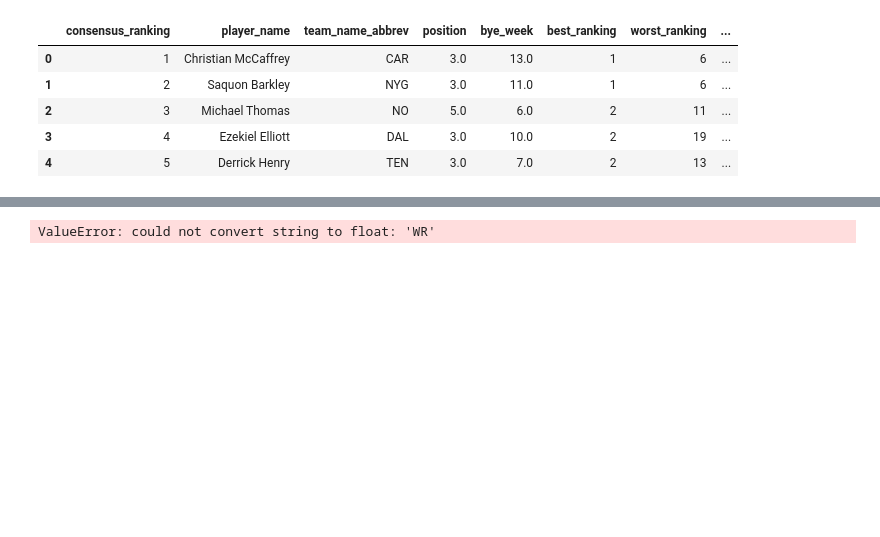
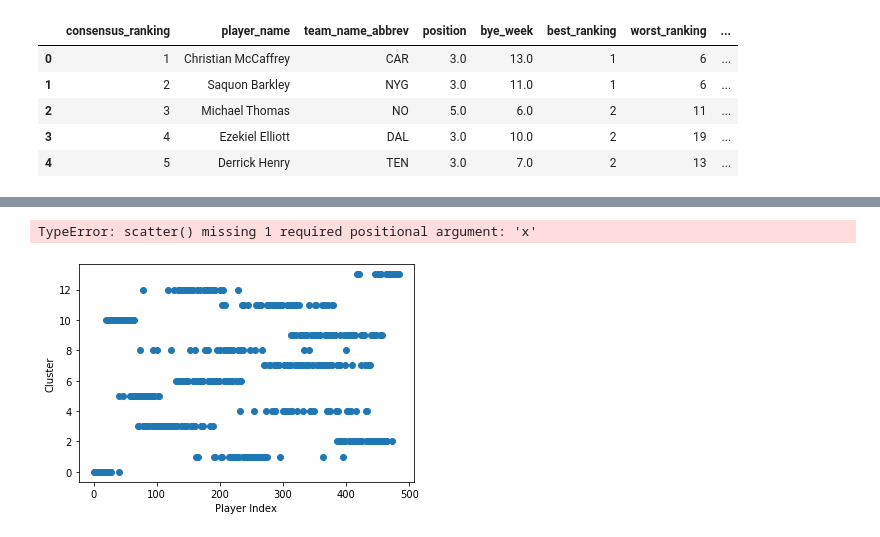
Before and after one commit to justinschuster/ff_tiers, a Jupyter notebook: src/eda.ipynb, the cells around one changed output, grey strips where cells are left out. Saved outputs shown, nothing was run; the diff lists cells and outputs as text; code cells hidden in the pictures; blank space fills up the shorter version.

Commit message:
Now creates clusters

```diff
--- a/src/eda.ipynb
+++ b/src/eda.ipynb
@@ -52,3 +52,7 @@ X.head()
 | 2 | 3 | Michael Thomas | NO | 5.0 | 6.0 | 2 | 11 | ... |
 | 3 | 4 | Ezekiel Elliott | DAL | 3.0 | 10.0 | 2 | 19 | ... |
 | 4 | 5 | Derrick Henry | TEN | 3.0 | 7.0 | 2 | 13 | ... |
+# %%
+X['bye_week'].fillna(method='ffill')
+X['vs ADP'].fillna(method='ffill')
+X['ADP'].fillna(method='ffill', inplace=True)
@@ -55,8 +72,18 @@ X.head()
 # %%
 from sklearn.cluster import KMeans
 
+categories = ['position', 'best_ranking', 'worst_ranking', 'ranking_std']
+X = X[categories]
 k = 14
 kmeans = KMeans(n_clusters=k)
 y_pred = kmeans.fit_predict(X)
 # %% [output]
-ValueError: could not convert string to float: 'WR'
+TypeError: scatter() missing 1 required positional argument: 'x'
+# %%
+data_copy['cluster'] = y_pred
+plt.scatter(data_copy['consensus_ranking'], data_copy['cluster'])
+plt.ylabel('Cluster')
+plt.xlabel('Player Index')
+plt.show()
+# %% [output]
+[figure, added]
```
Also changed, not shown: parts of 1 cell of this notebook.
